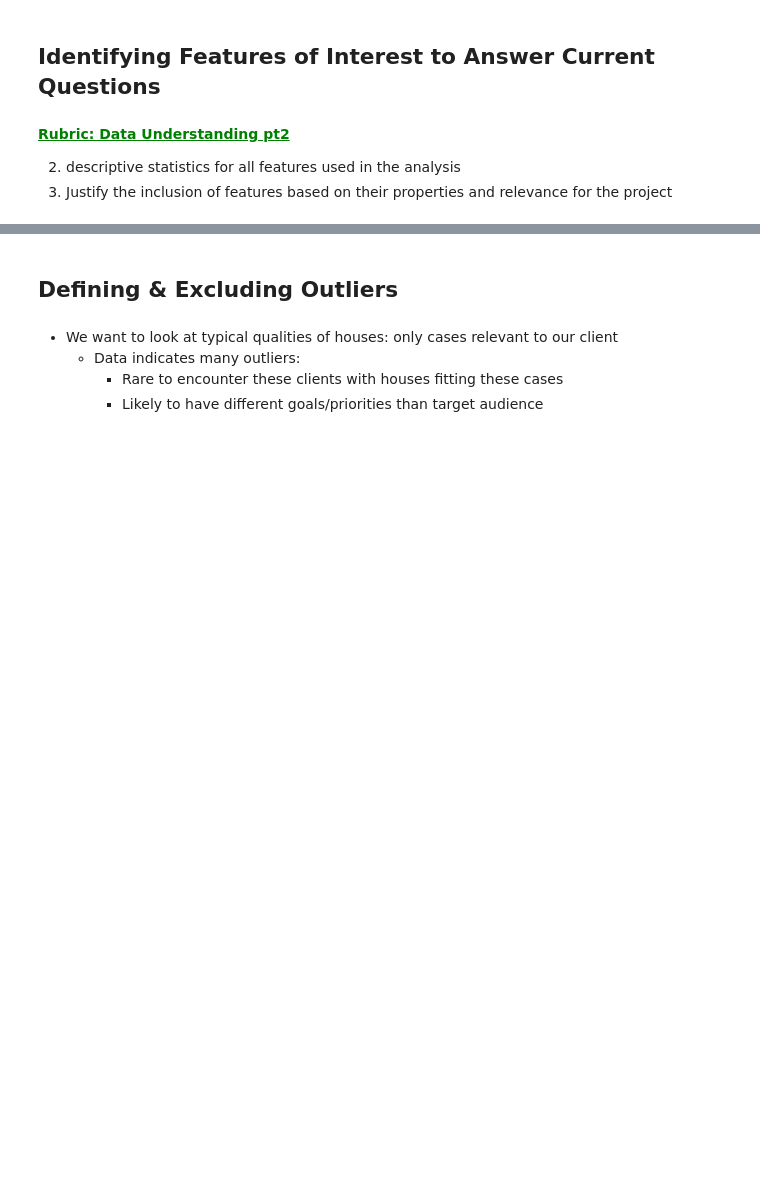
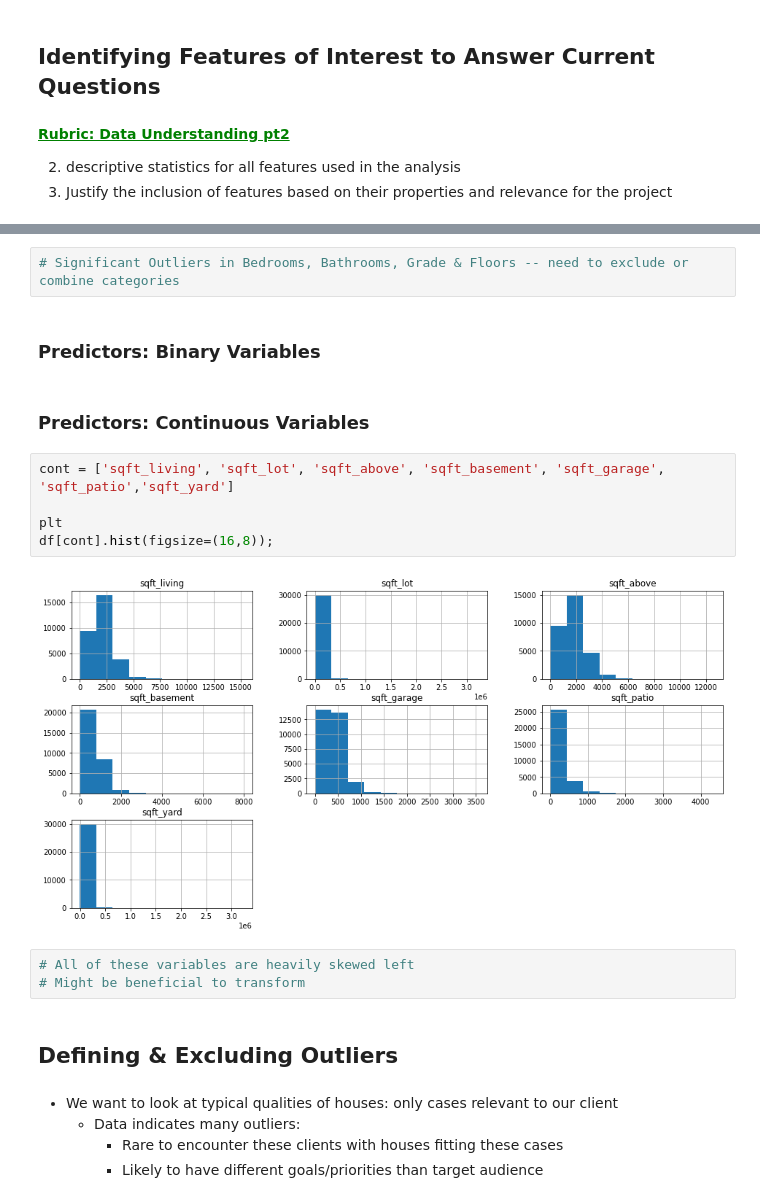
Before and after one commit to josecastillofl/Phase_2_Project, a Jupyter notebook: phase2-project-notebook-draft.ipynb, the cells around one changed output, grey strips where cells are left out. Cells and saved outputs as stored; diff of their text form; blank space fills up the shorter version.

```diff
--- a/phase2-project-notebook-draft.ipynb
+++ b/phase2-project-notebook-draft.ipynb
@@ -104,3 +259,19 @@ df = data.drop(['id', 'date', 'view', 'waterfront', 'greenbelt', 'nuisance', 'yr
+# %%
+# Significant Outliers in Bedrooms, Bathrooms, Grade & Floors -- need to exclude or combine categories
+# %% [markdown]
+### Predictors: Binary Variables
+# %% [markdown]
+### Predictors: Continuous Variables
+# %%
+cont = ['sqft_living', 'sqft_lot', 'sqft_above', 'sqft_basement', 'sqft_garage', 'sqft_patio','sqft_yard']
+
+plt
+df[cont].hist(figsize=(16,8));
+# %% [output]
+[figure, added]
+# %%
+# All of these variables are heavily skewed left
+# Might be beneficial to transform
 # %% [markdown]
 ## Defining & Excluding Outliers
 # %% [markdown]
```
Also changed, not shown: parts of 42 cells of this notebook.
